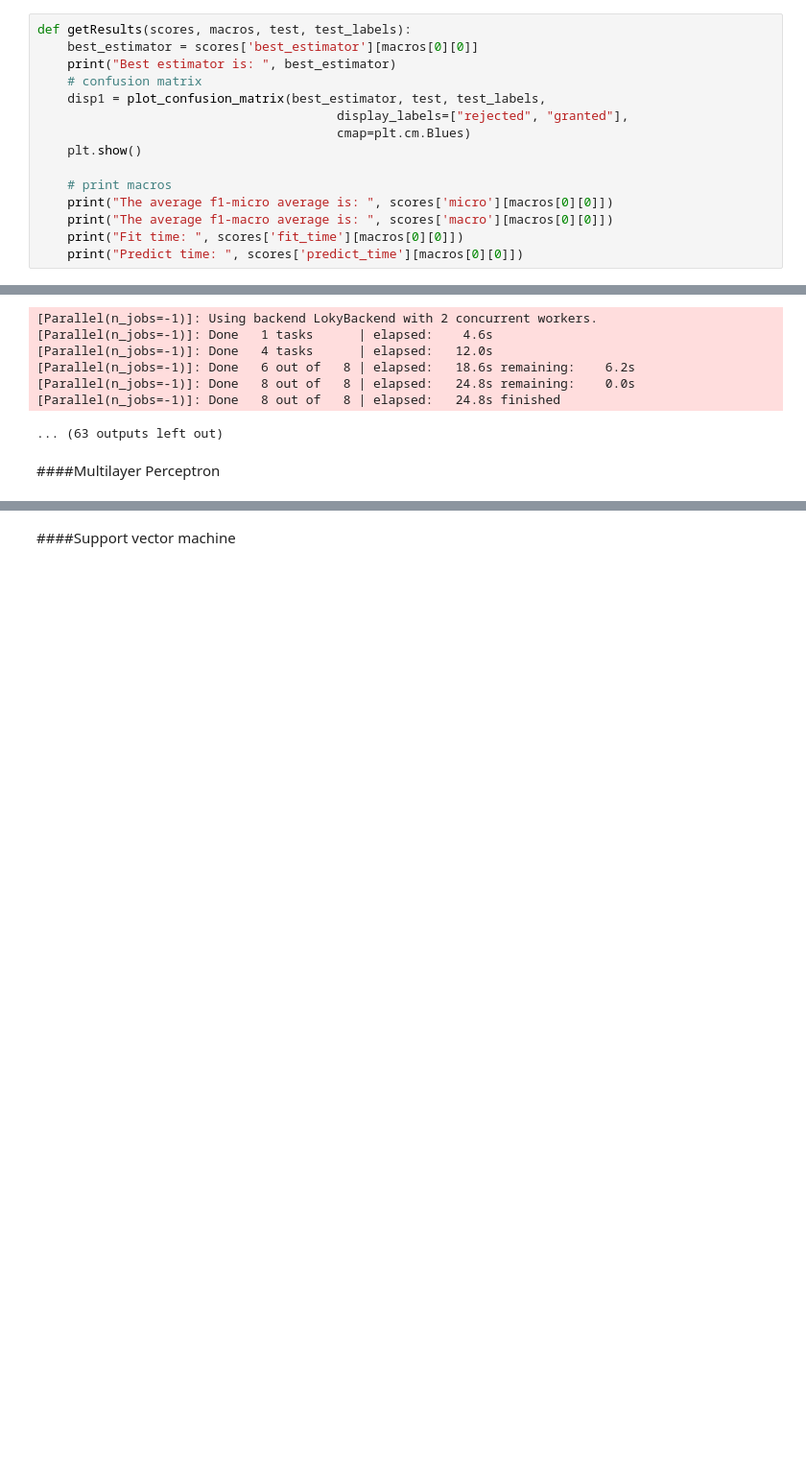
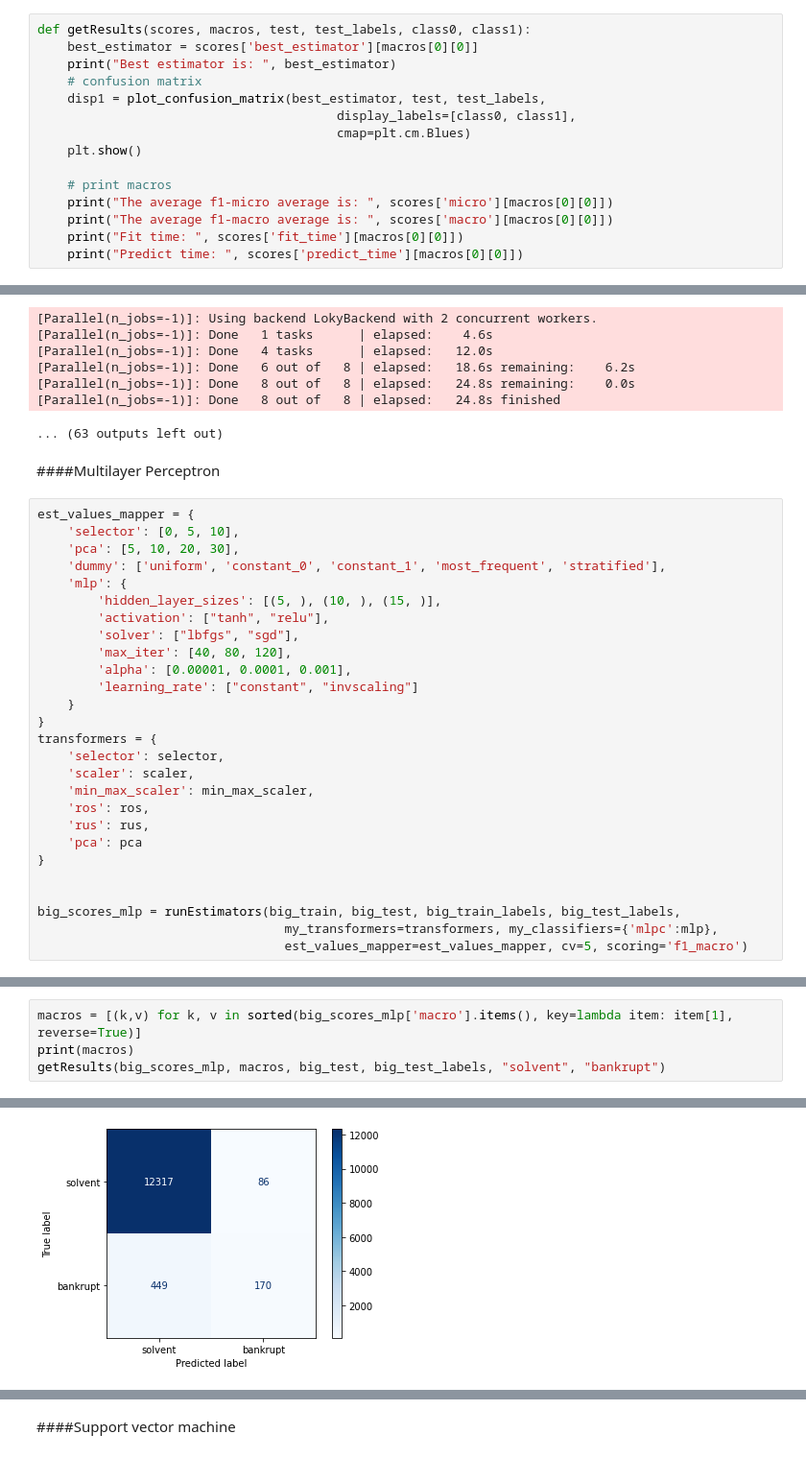
Before and after one commit to jkalogero/Neural-Networks, a Jupyter notebook: Lab_1/Lab_1.ipynb, the cells around one changed output, grey strips where cells are left out. Shown at 96% size. Drawn from its saved outputs; the diff is of its cells as text; blank space fills up the shorter version.

```diff
--- a/Lab_1/Lab_1.ipynb
+++ b/Lab_1/Lab_1.ipynb
@@ -670,12 +657,12 @@ plt.show()
 # %% [markdown]
 ###Mετρική απόδοσης: **f1-macro**:
 # %%
-def getResults(scores, macros, test, test_labels):
+def getResults(scores, macros, test, test_labels, class0, class1):
     best_estimator = scores['best_estimator'][macros[0][0]]
     print("Best estimator is: ", best_estimator)
     # confusion matrix
     disp1 = plot_confusion_matrix(best_estimator, test, test_labels,
-                                        display_labels=["rejected", "granted"],
+                                        display_labels=[class0, class1],
                                         cmap=plt.cm.Blues)
     plt.show()
 
@@ -2030,3 +2026,30 @@ Fitting 2 folds for each of 4 candidates, totalling 8 fits
 ... (63 outputs left out)
 # %% [markdown]
 ####Multilayer Perceptron
+# %%
+est_values_mapper = {
+    'selector': [0, 5, 10],
+    'pca': [5, 10, 20, 30],
+    'dummy': ['uniform', 'constant_0', 'constant_1', 'most_frequent', 'stratified'],
+    'mlp': {
+        'hidden_layer_sizes': [(5, ), (10, ), (15, )],
+        'activation': ["tanh", "relu"],
+        'solver': ["lbfgs", "sgd"],
+        'max_iter': [40, 80, 120],
+        'alpha': [0.00001, 0.0001, 0.001],
+        'learning_rate': ["constant", "invscaling"]
+    }
+}
+transformers = {
+    'selector': selector,
+    'scaler': scaler,
+    'min_max_scaler': min_max_scaler,
+    'ros': ros,
+    'rus': rus,
+    'pca': pca
+}
+
+
+big_scores_mlp = runEstimators(big_train, big_test, big_train_labels, big_test_labels,
+                                 my_transformers=transformers, my_classifiers={'mlpc':mlp},
+                                 est_values_mapper=est_values_mapper, cv=5, scoring='f1_macro')
@@ -2032,0 +2088,5 @@ Fitting 2 folds for each of 4 candidates, totalling 8 fits
+# %%
+macros = [(k,v) for k, v in sorted(big_scores_mlp['macro'].items(), key=lambda item: item[1], reverse=True)]
+print(macros)
+getResults(big_scores_mlp, macros, big_test, big_test_labels, "solvent", "bankrupt")
+# %% [output]
@@ -2032,0 +2097 @@ Fitting 2 folds for each of 4 candidates, totalling 8 fits
+[figure, added]
```
Also changed, not shown: parts of 27 cells of this notebook.
